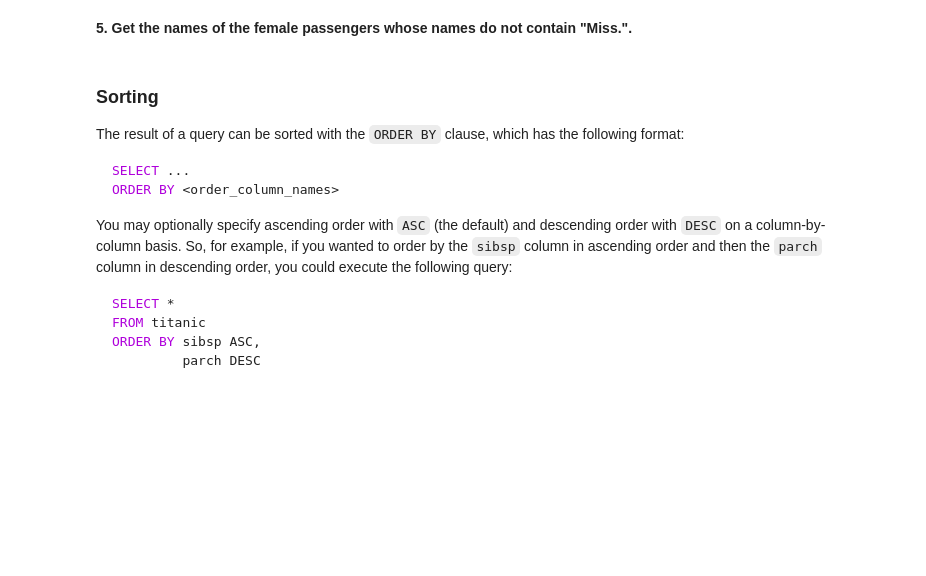
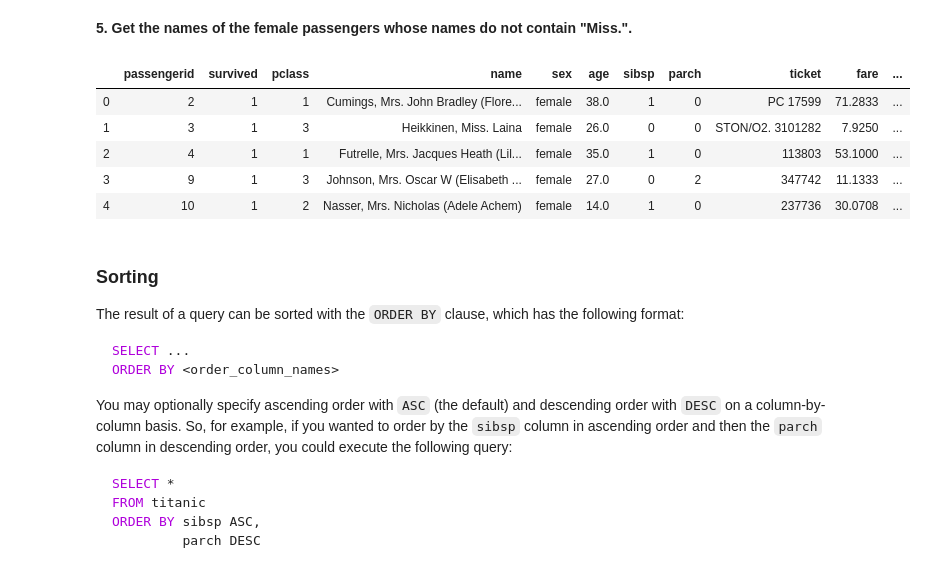
Before and after one commit to Mbuhliagah/database_and-_SQL, a Jupyter notebook: lesson/databases-and-sql-lesson.ipynb, the cells around one changed output. Cells and saved outputs as stored; diff of their text form; code cells hidden in the pictures; blank space fills up the shorter version.

```diff
--- a/lesson/databases-and-sql-lesson.ipynb
+++ b/lesson/databases-and-sql-lesson.ipynb
@@ -176,5 +288,22 @@ Let's practice some SQL! For the questions below, answer them first using solely
 # %% [markdown]
 **5. Get the names of the female passengers whose names do not contain "Miss.".**
+# %%
+sql = '''
+SELECT *
+FROM titanic
+WHERE sex = 'female'
+AND name NOT LIKE '%Miss%'
+'''
+
+result = pd.read_sql(sql, conn)
+result.head()
+# %% [output]
+|  | passengerid | survived | pclass | name | sex | age | sibsp | parch | ticket | fare | ... |
+| 0 | 2 | 1 | 1 | Cumings, Mrs. John Bradley (Flore... | female | 38.0 | 1 | 0 | PC 17599 | 71.2833 | ... |
+| 1 | 3 | 1 | 3 | Heikkinen, Miss. Laina | female | 26.0 | 0 | 0 | STON/O2. 3101282 | 7.9250 | ... |
+| 2 | 4 | 1 | 1 | Futrelle, Mrs. Jacques Heath (Lil... | female | 35.0 | 1 | 0 | 113803 | 53.1000 | ... |
+| 3 | 9 | 1 | 3 | Johnson, Mrs. Oscar W (Elisabeth ... | female | 27.0 | 0 | 2 | 347742 | 11.1333 | ... |
+| 4 | 10 | 1 | 2 | Nasser, Mrs. Nicholas (Adele Achem) | female | 14.0 | 1 | 0 | 237736 | 30.0708 | ... |
 # %% [markdown]
 ### Sorting
 
```
Also changed, not shown: parts of 25 cells of this notebook.
